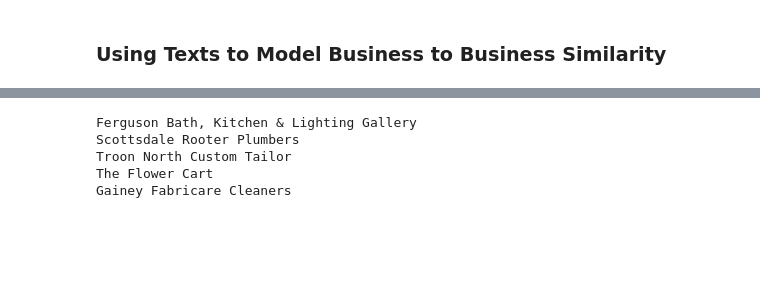
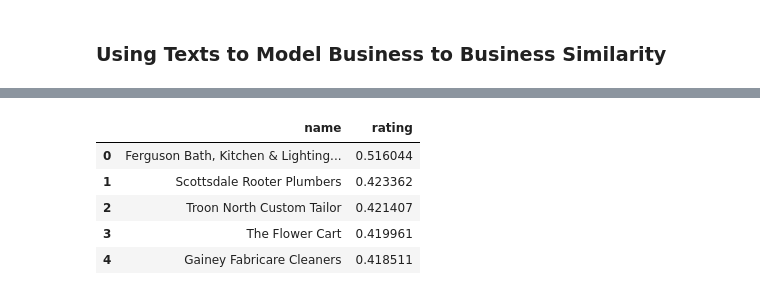
Before and after one commit to yuchild/yelp_cap3_jupyter, a Jupyter notebook: yelp_users_help_from_yelp.ipynb, the cells around one changed output, grey strips where cells are left out. Cells and saved outputs as stored; diff of their text form; code cells hidden in the pictures; blank space fills up the shorter version.

```diff
--- a/yelp_users_help_from_yelp.ipynb
+++ b/yelp_users_help_from_yelp.ipynb
@@ -478,3 +291,0 @@ def combine(rows):
-# %%
-user_rev_biz['text'] = user_rev_biz.apply(combine
-                                          , axis = 1)
@@ -544,9 +292,9 @@ biz_df
-# %%
-for idx in biz:
-    print(biz_df.biz_name.iloc[idx])
-# %% [output]
-Ferguson Bath, Kitchen & Lighting Gallery
-Scottsdale Rooter Plumbers
-Troon North Custom Tailor
-The Flower Cart
-Gainey Fabricare Cleaners
+# %%
+con_bas_biz_rec(df = user_rev_biz, n = 5)
+# %% [output]
+|  | name | rating |
+| 0 | Ferguson Bath, Kitchen & Lighting... | 0.516044 |
+| 1 | Scottsdale Rooter Plumbers | 0.423362 |
+| 2 | Troon North Custom Tailor | 0.421407 |
+| 3 | The Flower Cart | 0.419961 |
+| 4 | Gainey Fabricare Cleaners | 0.418511 |
```
Also changed, not shown: parts of 83 cells of this notebook, 4 other files.
